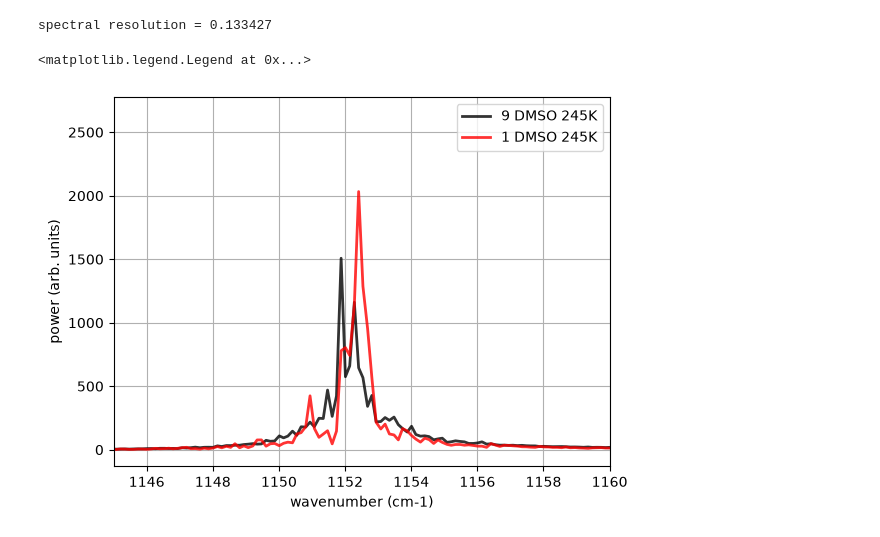
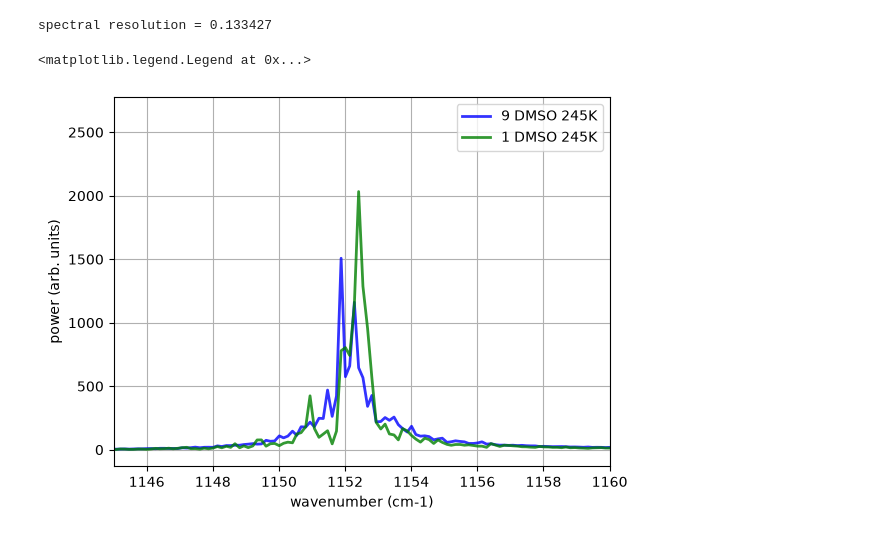
Before and after one commit to upschemistry/DMSO_on_ice, a Jupyter notebook: DMSO_9/traj_245K_IR_after_eq/Look_at_spectrum.ipynb, the cells around one changed output. Drawn from its saved outputs; the diff is of its cells as text; code cells hidden in the pictures.

```diff
--- a/DMSO_9/traj_245K_IR_after_eq/Look_at_spectrum.ipynb
+++ b/DMSO_9/traj_245K_IR_after_eq/Look_at_spectrum.ipynb
@@ -5,7 +5,7 @@ import matplotlib.pyplot as plt
 # %%
 # Use np.loadtxt to load in vac.xvg
 data_last_frame = np.loadtxt('spectrum.xvg',comments=['@','#','&'])
-#data = np.loadtxt('../../DMSO/traj_245K_IRspectrum_after_equilibration/spectrum.xvg',comments=['@','#','&'])
+data = np.loadtxt('../../DMSO/traj_245K_IRspectrum_after_equilibration/spectrum.xvg',comments=['@','#','&'])
 
 # data_10 = np.loadtxt('spectrum_traj_whole_snapshots10.xvg',comments=['@','#','&'])
 # data_9  = np.loadtxt('spectrum_traj_whole_snapshots9.xvg', comments=['@','#','&'])
@@ -25,25 +49,25 @@ data_last_frame = np.loadtxt('spectrum.xvg',comments=['@','#','&'])
 # %%
 # Use plt.plot to plot 2nd column on the y-axis, 1st column on the x-axis
 opacity = 0.8
 linewidth = 2
 nu_wavenum = data_last_frame[:,0]
 nu_wavenum2 = data[:,0]
 print('spectral resolution =',nu_wavenum[1]-nu_wavenum[0])
 plt.figure
 # plt.plot(nu_wavenum,power_average,color = 'k', linewidth=linewidth,label='average')
-plt.plot(nu_wavenum,data_last_frame[:,1],color = 'black', linewidth=linewidth, alpha=opacity, label='9 DMSO 245K')
-plt.plot(nu_wavenum2,data[:,1],color = 'red', linewidth=linewidth, alpha=opacity, label='1 DMSO 245K')
+plt.plot(nu_wavenum,data_last_frame[:,1],color = 'blue', linewidth=linewidth, alpha=opacity, label='9 DMSO 245K')
+plt.plot(nu_wavenum2,data[:,1],color = 'green', linewidth=linewidth, alpha=opacity, label='1 DMSO 245K')
 # plt.plot(nu_wavenum,data_10[:,1],color = 'k', linewidth=linewidth, alpha=opacity, label='frame 10')
 # plt.plot(nu_wavenum,data_9[:,1],color = 'k', linewidth=linewidth, alpha=opacity, label='frame 9')
 # plt.plot(nu_wavenum,data_8[:,1],color = 'k', linewidth=linewidth, alpha=opacity, label='frame 8')
 # plt.plot(nu_wavenum,data_7[:,1],color = 'k', linewidth=linewidth, alpha=opacity, label='frame 7')
 plt.xlabel('wavenumber (cm-1)')
 plt.ylabel('power (arb. units)')
 plt.grid(True)
 plt.xlim([1145,1160])
 # plt.ylim([0,200])
 plt.legend()
 # %% [output]
 spectral resolution = 0.133427
 <matplotlib.legend.Legend at 0x...>
-[figure, old version]
+[figure, new version]
```
Also changed, not shown: parts of 3 cells of this notebook, 21 other files.
